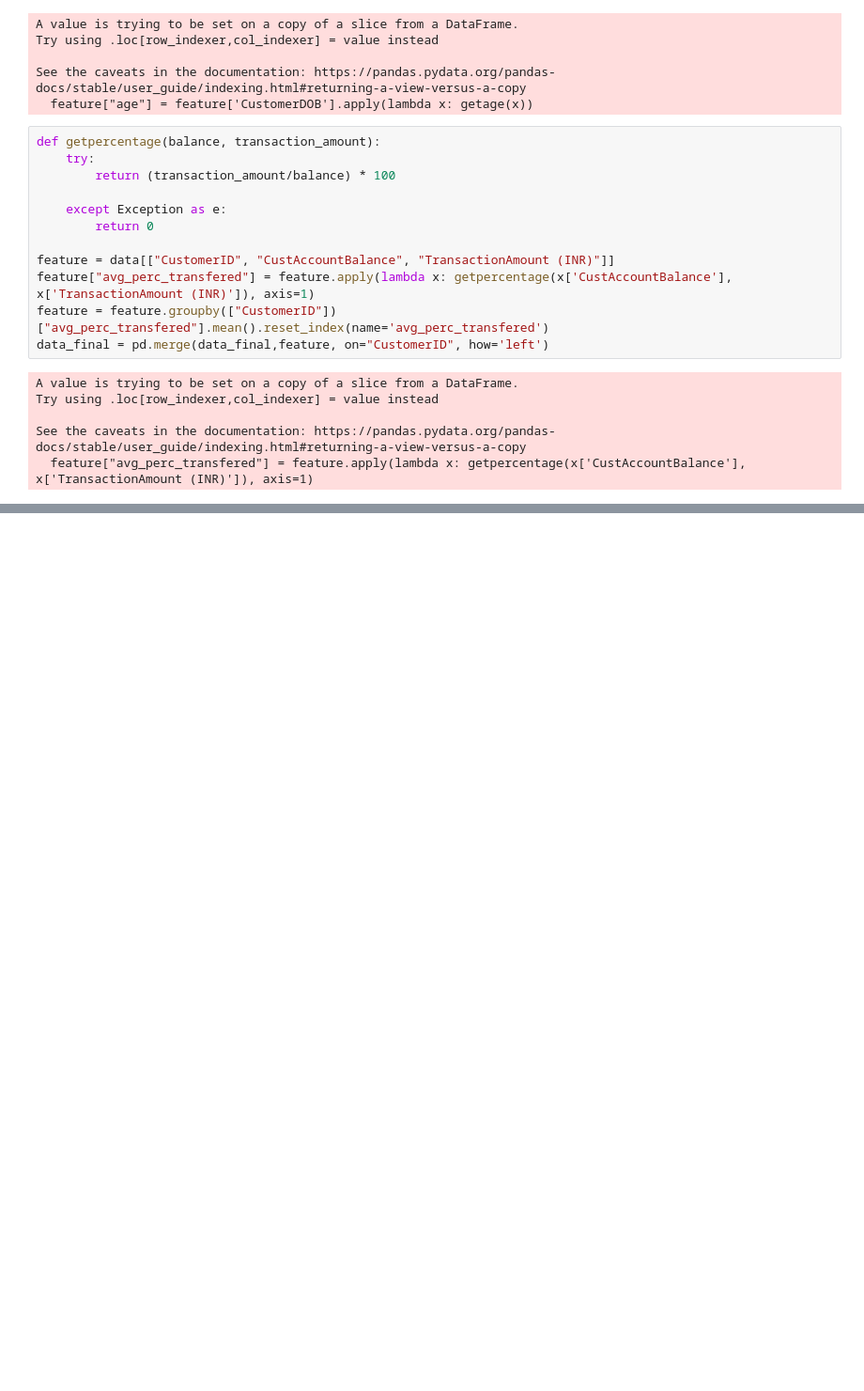
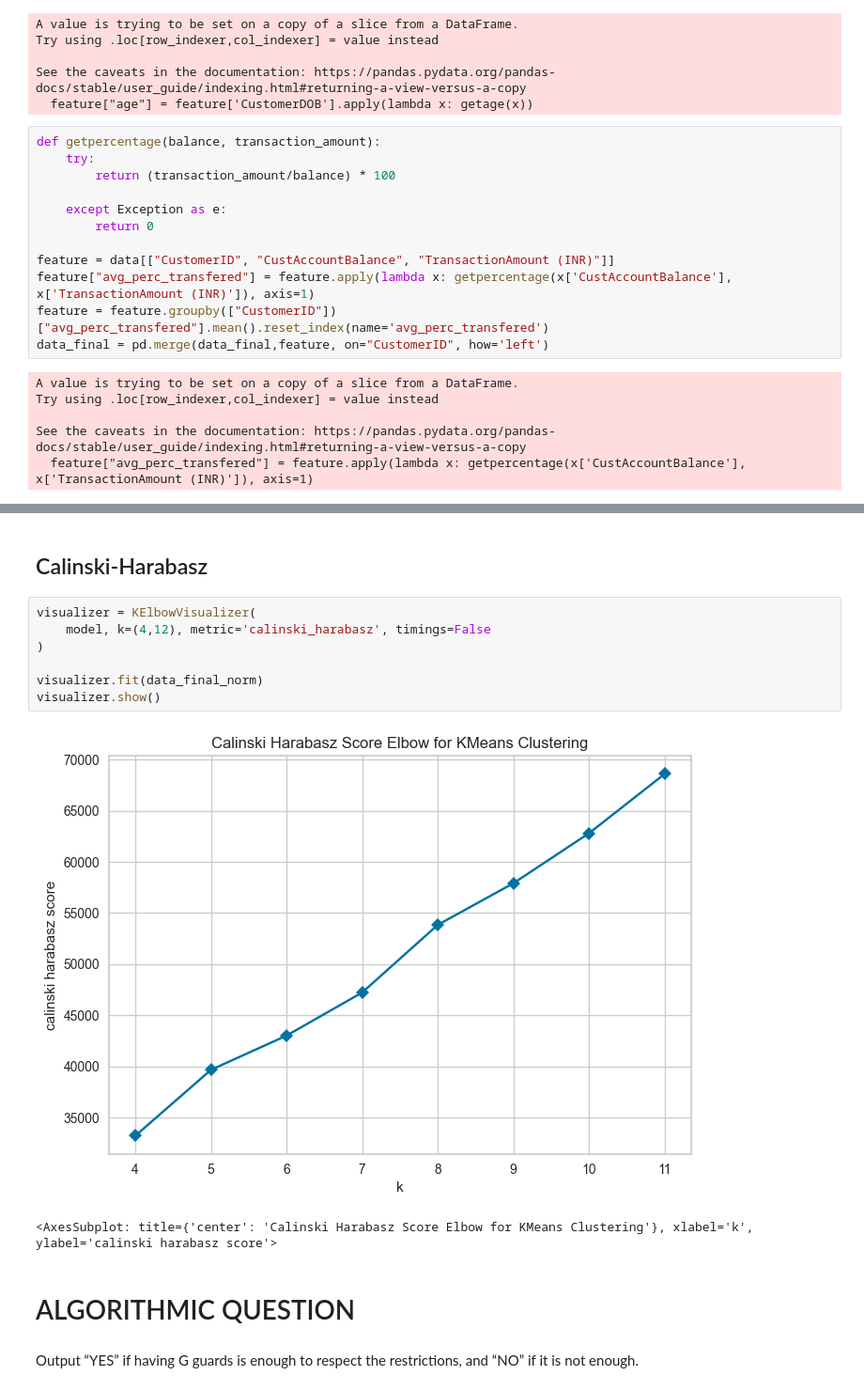
Before and after one commit to boritgy/ADM-HW4, a Jupyter notebook: ADM-HW4.ipynb, the cells around one changed output, grey strips where cells are left out. Shown at 94% size. Cells and saved outputs as stored; diff of their text form; blank space fills up the shorter version.

```diff
--- a/ADM-HW4.ipynb
+++ b/ADM-HW4.ipynb
@@ -206,0 +513,16 @@ feature
+# %% [markdown]
+## Calinski-Harabasz
+# %%
+visualizer = KElbowVisualizer(
+    model, k=(4,12), metric='calinski_harabasz', timings=False
+)
+
+visualizer.fit(data_final_norm)
+visualizer.show()
+# %% [output]
+[figure, added]
+<AxesSubplot: title={'center': 'Calinski Harabasz Score Elbow for KMeans Clustering'}, xlabel='k', ylabel='calinski harabasz score'>
+# %% [markdown]
+# ALGORITHMIC QUESTION
+# %% [markdown]
+Output “YES” if having G guards is enough to respect the restrictions, and “NO” if it is not enough.
```
Also changed, not shown: parts of 43 cells of this notebook.
